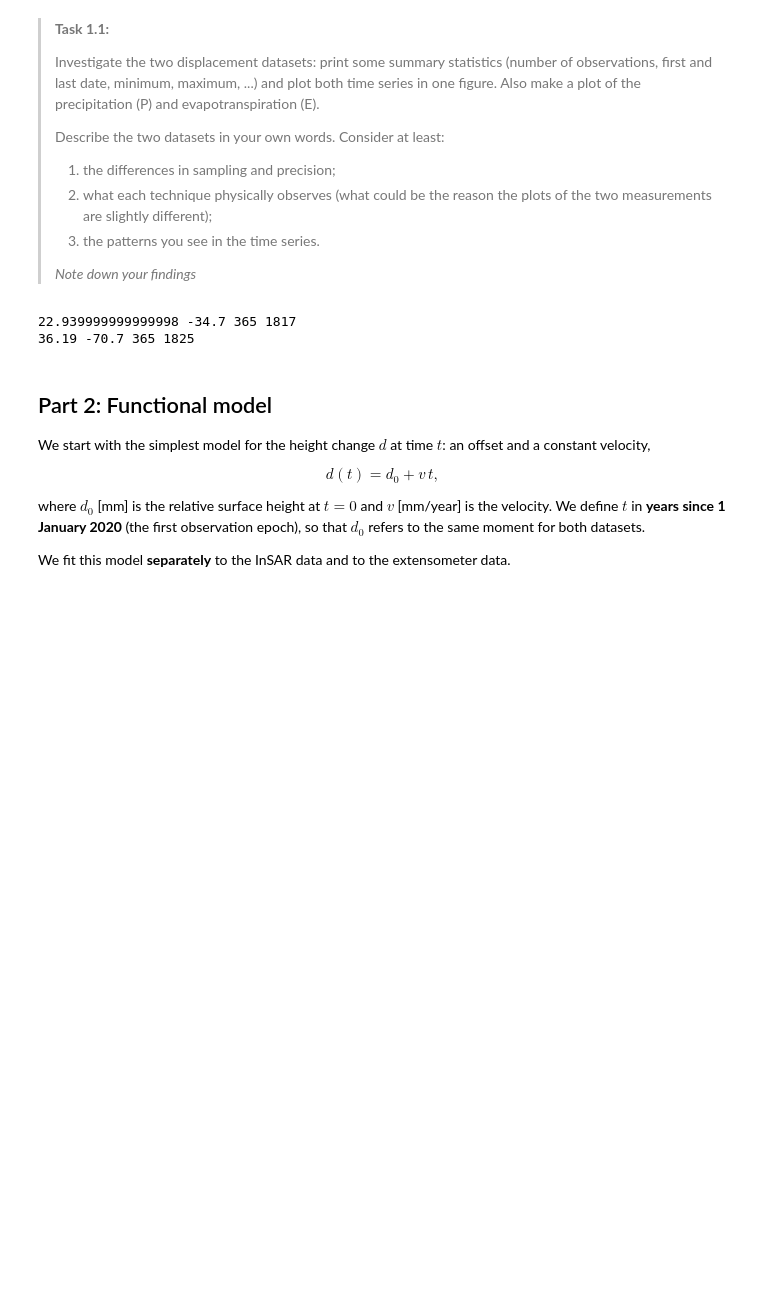
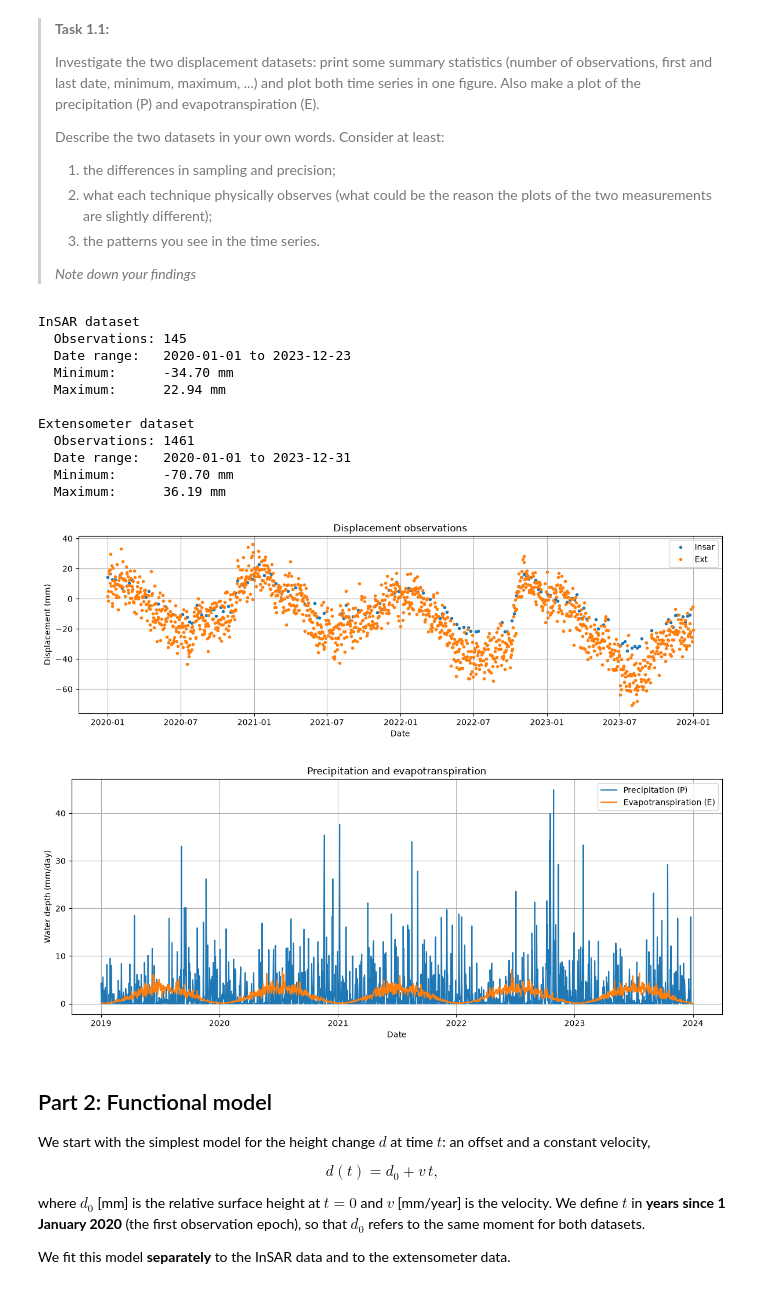
Before and after one commit to TijnBunt/GA1.7, a Jupyter notebook: Im_blue_dabadidabada.ipynb, the cells around one changed output. Drawn from its saved outputs; the diff is of its cells as text; code cells hidden in the pictures; blank space fills up the shorter version.

```diff
--- a/Im_blue_dabadidabada.ipynb
+++ b/Im_blue_dabadidabada.ipynb
@@ -77,25 +73,63 @@ sigma_ext = 8     # mm
 > 3. the patterns you see in the time series.
 >
 >*Note down your findings*
-# %%
-# Print summary statistics of both displacement datasets
-insar_N = len(insar)
-insar_max = np.max(y_insar)
-insar_min = np.min(y_insar)
-insar_first, insar_last = day_insar[0], day_insar[-1]
-
-print(insar_max, insar_min, insar_first, insar_last)
-
-ext_max, ext_min = np.max(y_ext), np.min(y_ext)
-ext_first, ext_last = day_ext[0], day_ext[-1]
-
-print(ext_max, ext_min, ext_first, ext_last)
-
-# Plot both time series in one figure, and the weather data in a second figure
-### YOUR CODE LINES HERE
-# %% [output]
-22.939999999999998 -34.7 365 1817
-36.19 -70.7 365 1825
+# %%
+# Print summary statistics of both displacement datasets
+insar_N = len(insar)
+insar_max = np.max(y_insar)
+insar_min = np.min(y_insar)
+insar_first, insar_last = dates_insar.iloc[0].date(), dates_insar.iloc[-1].date()
+
+ext_N = len(ext)
+ext_max, ext_min = np.max(y_ext), np.min(y_ext)
+ext_first, ext_last = dates_ext.iloc[0].date(), dates_ext.iloc[-1].date()
+
+print("InSAR dataset")
+print(f"  Observations: {insar_N}")
+print(f"  Date range:   {insar_first} to {insar_last}")
+print(f"  Minimum:      {insar_min:.2f} mm")
+print(f"  Maximum:      {insar_max:.2f} mm")
+
+print("\nExtensometer dataset")
+print(f"  Observations: {ext_N}")
+print(f"  Date range:   {ext_first} to {ext_last}")
+print(f"  Minimum:      {ext_min:.2f} mm")
+print(f"  Maximum:      {ext_max:.2f} mm")
+
+# Plot both time series in one figure, and the weather data in a second figure
+### YOUR CODE LINES HERE
+
+fig, ax = plt.subplots(figsize=(12, 4))
+ax.plot(dates_insar, y_insar, ".", label="Insar")
+ax.plot(dates_ext, y_ext, ".", label="Ext")
+ax.set(title="Displacement observations", xlabel="Date", ylabel="Displacement (mm)")
+ax.grid(True)
+ax.legend()
+fig.tight_layout()
+plt.show()
+
+fig, ax = plt.subplots(figsize=(12, 5))
+ax.plot(dates_weather, P, label="Precipitation (P)")
+ax.plot(dates_weather, E, label="Evapotranspiration (E)")
+ax.set(title="Precipitation and evapotranspiration", xlabel="Date", ylabel="Water depth (mm/day)")
+ax.grid(True)
+ax.legend()
+fig.tight_layout()
+plt.show()
+# %% [output]
+InSAR dataset
+  Observations: 145
+  Date range:   2020-01-01 to 2023-12-23
+  Minimum:      -34.70 mm
+  Maximum:      22.94 mm
+
+Extensometer dataset
+  Observations: 1461
+  Date range:   2020-01-01 to 2023-12-31
+  Minimum:      -70.70 mm
+  Maximum:      36.19 mm
+[figure, added]
+[figure, added]
 # %% [markdown]
 ## Part 2: Functional model
 
```
Also changed, not shown: parts of 17 cells of this notebook.
